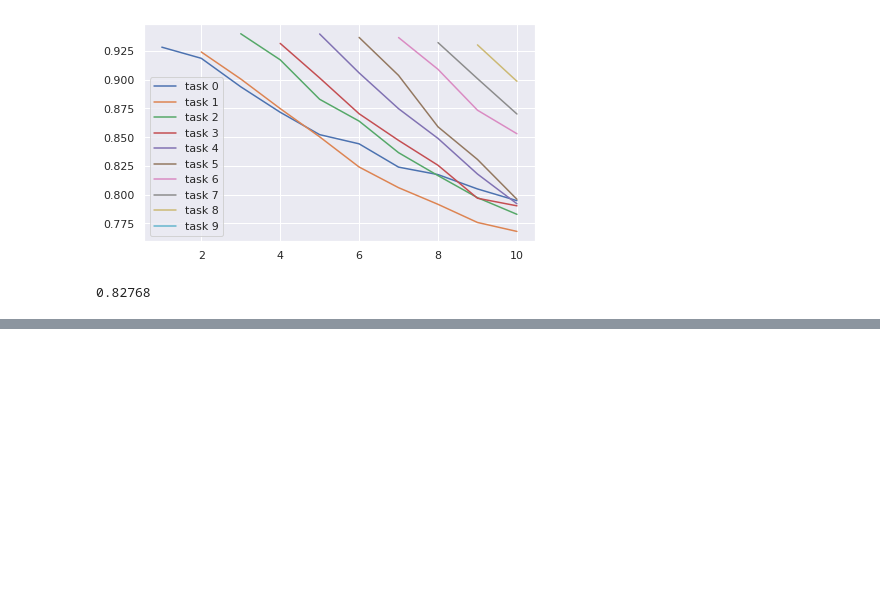
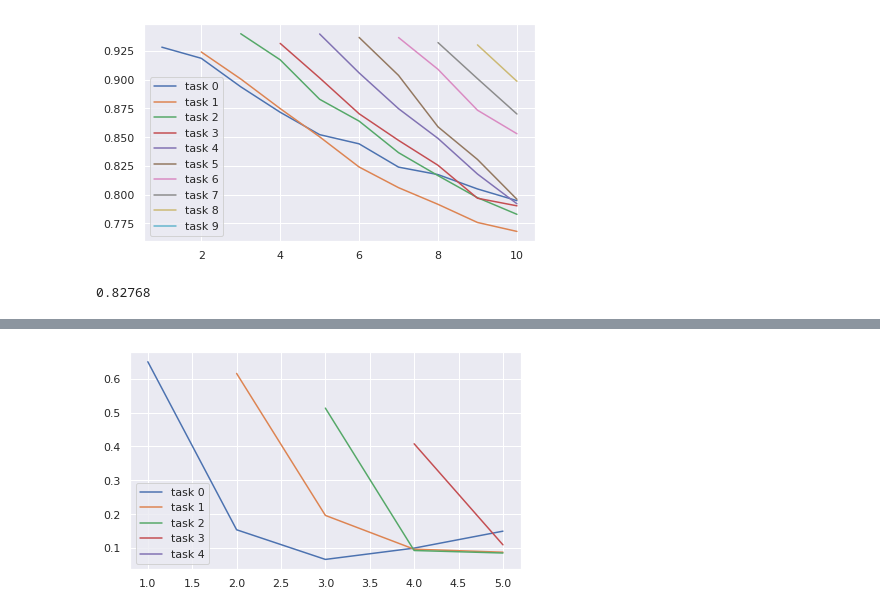
Before and after one commit to AndreevP/FRCL, a Jupyter notebook: notebooks/pipeline_demo.ipynb, the cells around one changed output, grey strips where cells are left out. Cells and saved outputs as stored; diff of their text form; code cells hidden in the pictures; blank space fills up the shorter version.

```diff
--- a/notebooks/pipeline_demo.ipynb
+++ b/notebooks/pipeline_demo.ipynb
@@ -94,0 +107,9 @@ np.mean([y[-1] for y in Y])
+# %%
+fig = plt.figure(figsize=(7, 4))
+for i in range(5):
+    x, y = res_baseline[0][0].get_task_estimations(i)
+    plt.plot(x, y, label = "task {}".format(i))
+    plt.legend()
+plt.show()
+# %% [output]
+[figure, added]
```
Also changed, not shown: parts of 8 cells of this notebook.
